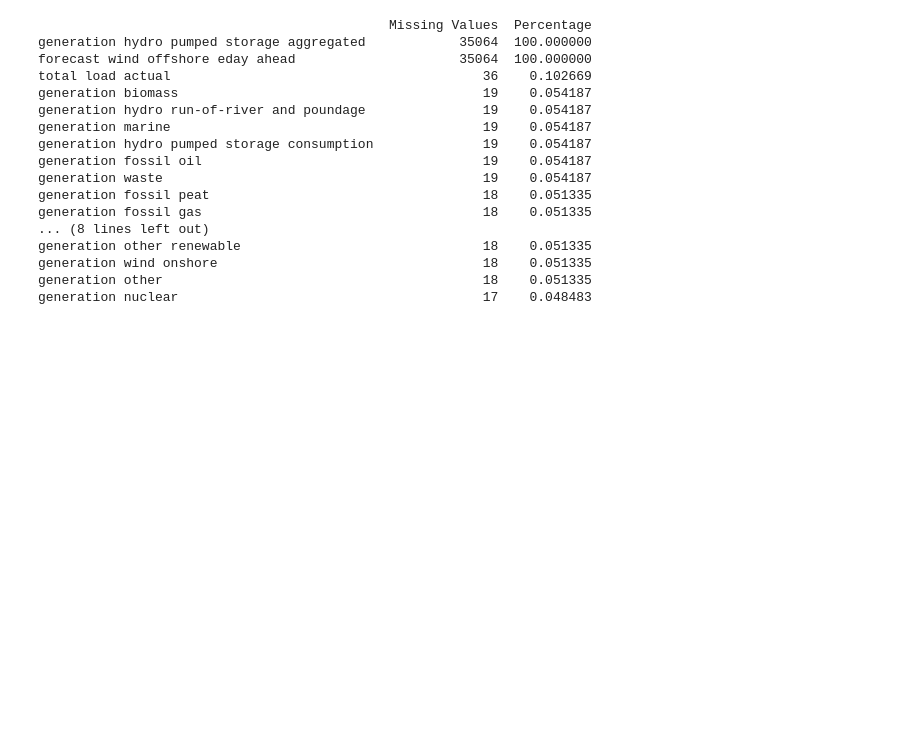
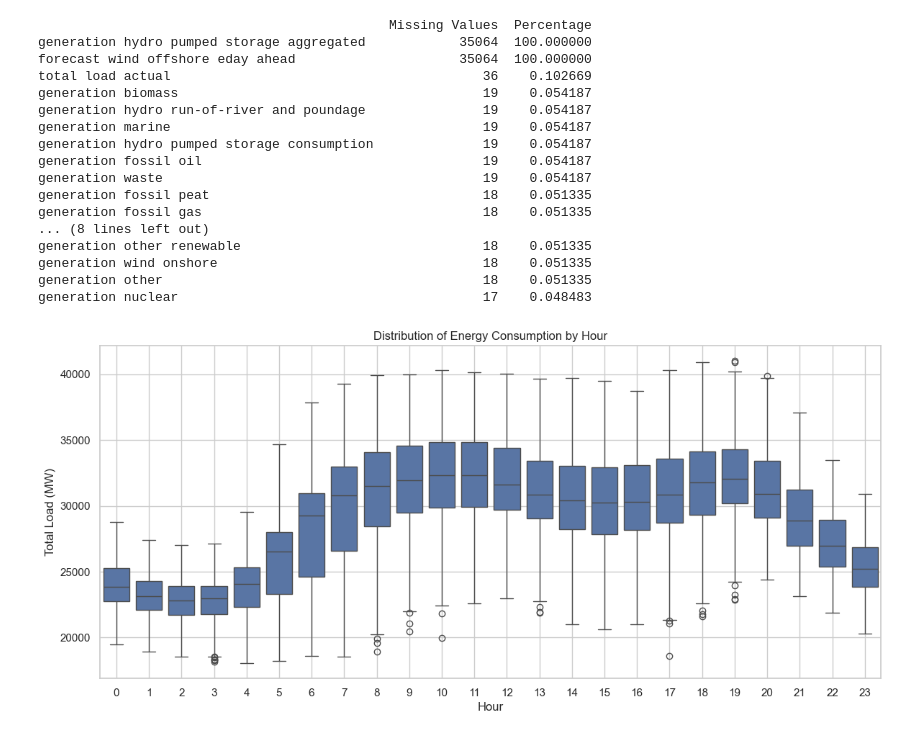
Before and after one commit to alexandrogarnacho94/project-energy-eda-forecast, a Jupyter notebook: notebooks/01_eda.ipynb, the cells around one changed output. Drawn from its saved outputs; the diff is of its cells as text; code cells hidden in the pictures; blank space fills up the shorter version.

Commit message:
feat(eda): add correlation heatmap, boxplot by hour and weekly consumption pattern

```diff
--- a/notebooks/01_eda.ipynb
+++ b/notebooks/01_eda.ipynb
@@ -271,3 +271,13 @@ generation other renewable                               18    0.051335
 generation wind onshore                                  18    0.051335
 generation other                                         18    0.051335
 generation nuclear                                       17    0.048483
+# %%
+plt.figure(figsize=(14, 6))
+sns.boxplot(data=df, x='hour', y='total load actual')
+plt.title('Distribution of Energy Consumption by Hour')
+plt.xlabel('Hour')
+plt.ylabel('Total Load (MW)')
+plt.grid(True)
+plt.show()
+# %% [output]
+[figure, added]
```
Also changed, not shown: parts of 3 cells of this notebook.
